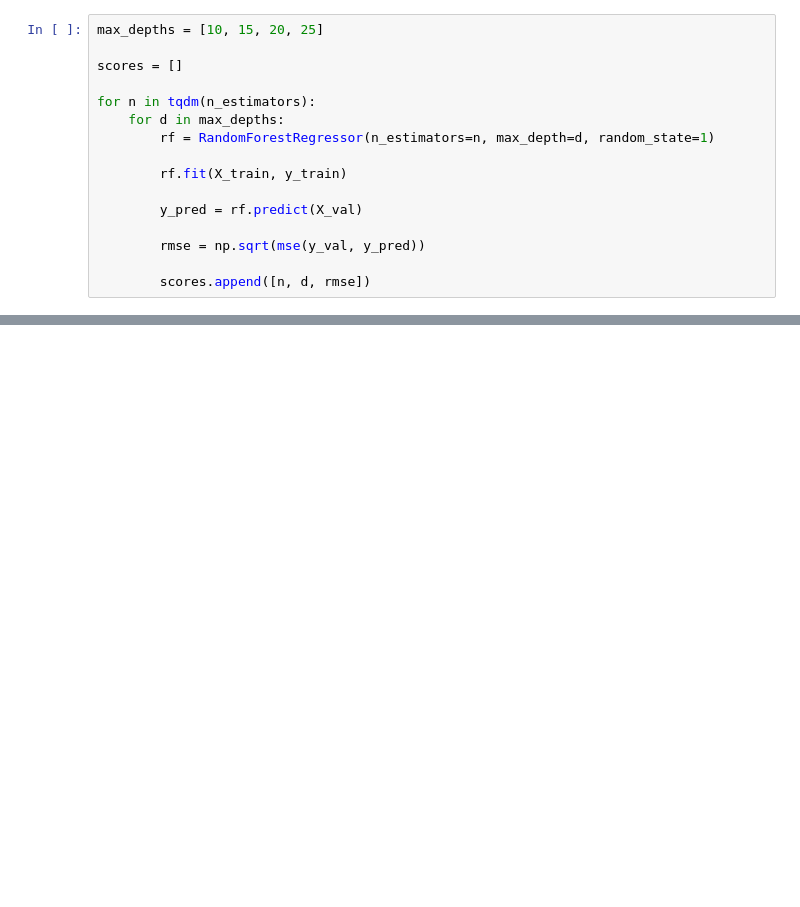
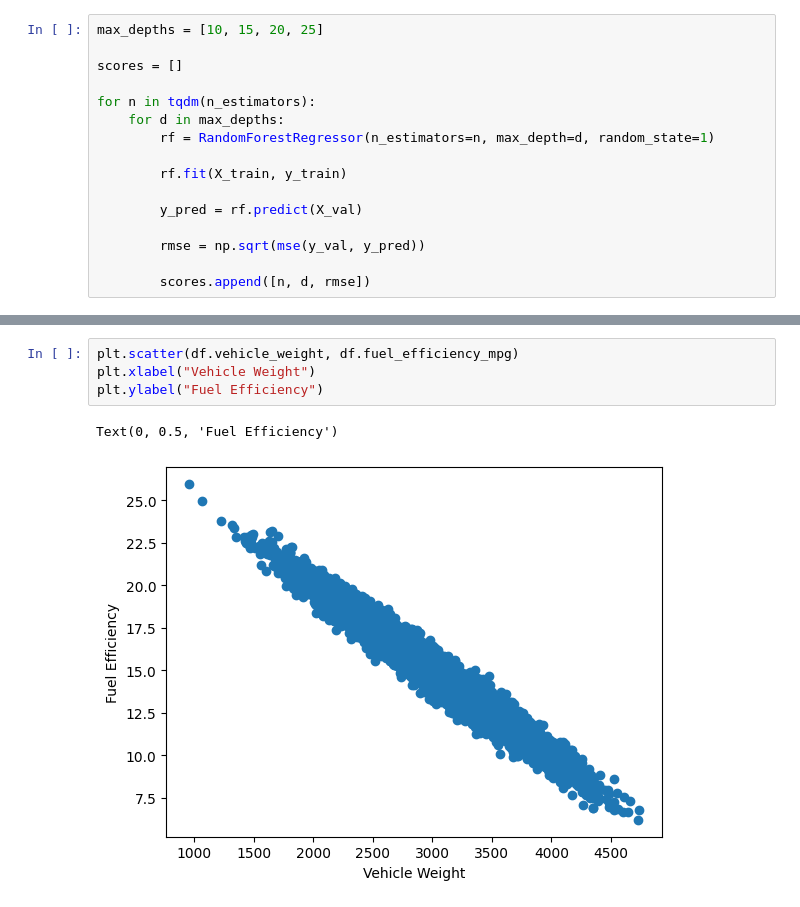
Before and after one commit to Owen-OS/ml-zoomcamp, a Jupyter notebook: 06-Trees/homework.ipynb, the cells around one changed output, grey strips where cells are left out. Saved outputs shown, nothing was run; the diff lists cells and outputs as text; blank space fills up the shorter version.

```diff
--- a/06-Trees/homework.ipynb
+++ b/06-Trees/homework.ipynb
@@ -323,0 +359,7 @@ Subclasses:
+# %%
+plt.scatter(df.vehicle_weight, df.fuel_efficiency_mpg)
+plt.xlabel("Vehicle Weight")
+plt.ylabel("Fuel Efficiency")
+# %% [output]
+Text(0, 0.5, 'Fuel Efficiency')
+[figure, added]
```
Also changed, not shown: parts of 24 cells of this notebook.
